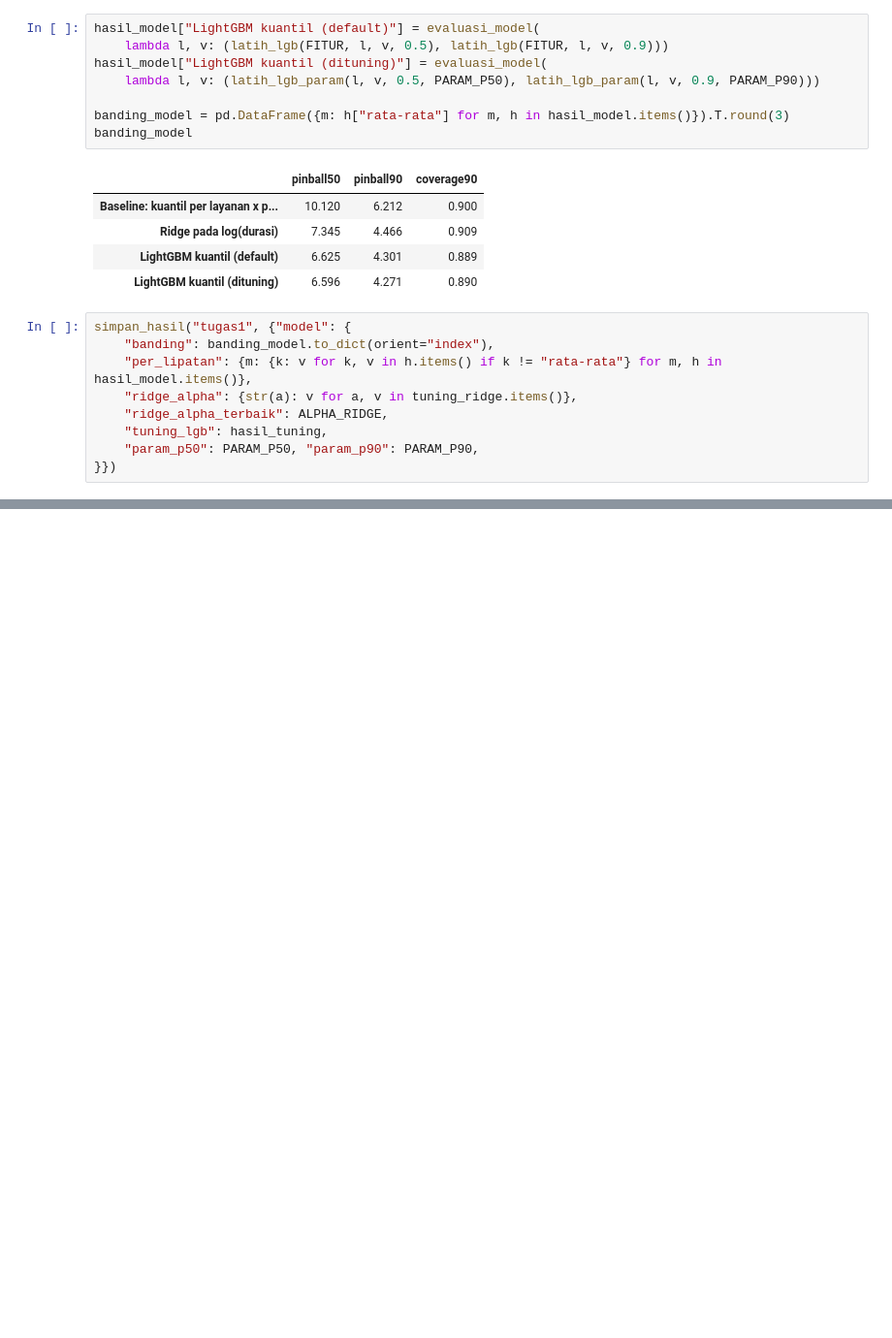
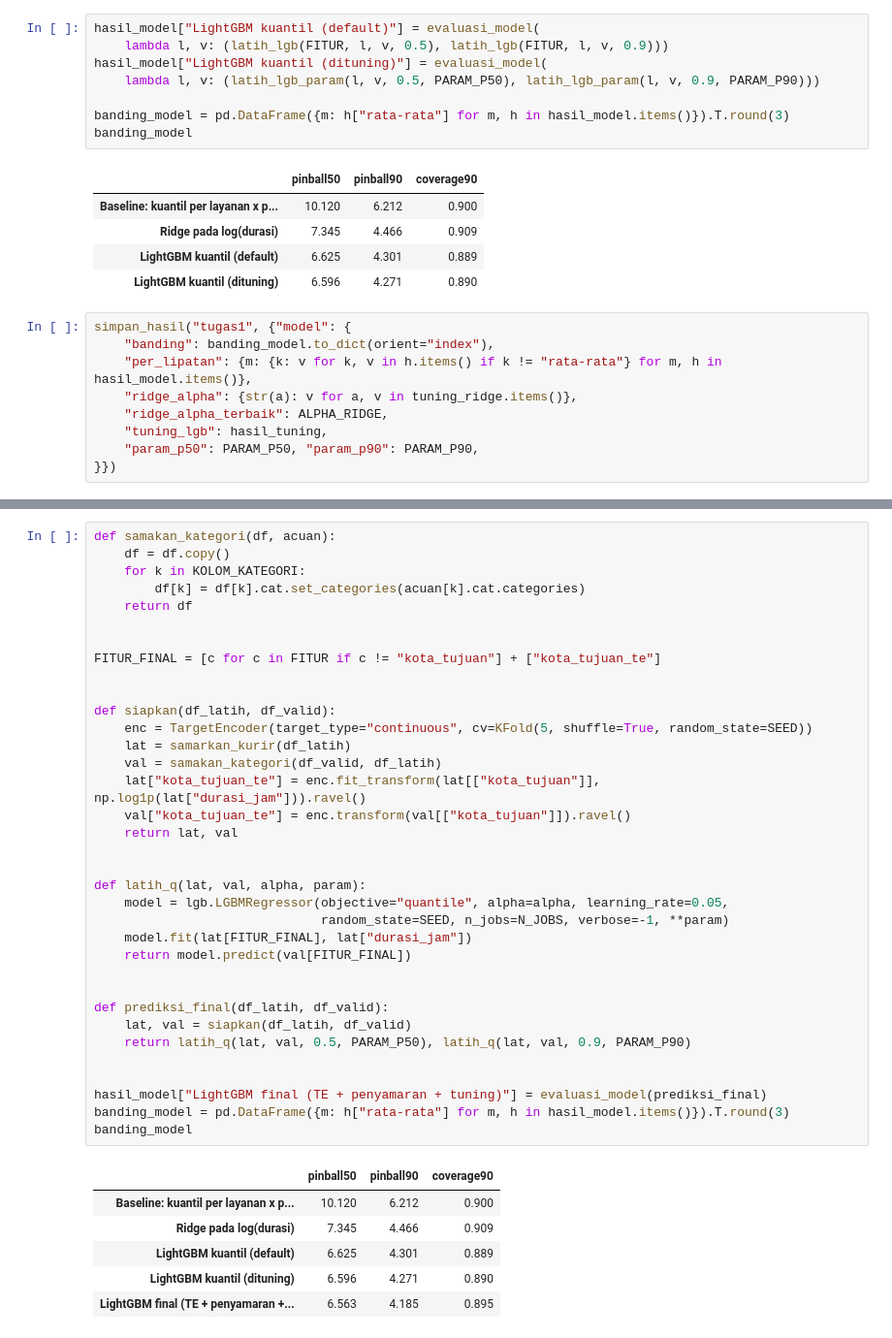
Before and after one commit to sebastianvettel1212/uts-ml, a Jupyter notebook: kode/01_regresi.ipynb, the cells around one changed output, grey strips where cells are left out. Shown at 97% size. Drawn from its saved outputs; the diff is of its cells as text; blank space fills up the shorter version.

```diff
--- a/kode/01_regresi.ipynb
+++ b/kode/01_regresi.ipynb
@@ -527,0 +611,42 @@ simpan_hasil("tugas1", {"model": {
+# %%
+def samakan_kategori(df, acuan):
+    df = df.copy()
+    for k in KOLOM_KATEGORI:
+        df[k] = df[k].cat.set_categories(acuan[k].cat.categories)
+    return df
+
+
+FITUR_FINAL = [c for c in FITUR if c != "kota_tujuan"] + ["kota_tujuan_te"]
+
+
+def siapkan(df_latih, df_valid):
+    enc = TargetEncoder(target_type="continuous", cv=KFold(5, shuffle=True, random_state=SEED))
+    lat = samarkan_kurir(df_latih)
+    val = samakan_kategori(df_valid, df_latih)
+    lat["kota_tujuan_te"] = enc.fit_transform(lat[["kota_tujuan"]], np.log1p(lat["durasi_jam"])).ravel()
+    val["kota_tujuan_te"] = enc.transform(val[["kota_tujuan"]]).ravel()
+    return lat, val
+
+
+def latih_q(lat, val, alpha, param):
+    model = lgb.LGBMRegressor(objective="quantile", alpha=alpha, learning_rate=0.05,
+                              random_state=SEED, n_jobs=N_JOBS, verbose=-1, **param)
+    model.fit(lat[FITUR_FINAL], lat["durasi_jam"])
+    return model.predict(val[FITUR_FINAL])
+
+
+def prediksi_final(df_latih, df_valid):
+    lat, val = siapkan(df_latih, df_valid)
+    return latih_q(lat, val, 0.5, PARAM_P50), latih_q(lat, val, 0.9, PARAM_P90)
+
+
+hasil_model["LightGBM final (TE + penyamaran + tuning)"] = evaluasi_model(prediksi_final)
+banding_model = pd.DataFrame({m: h["rata-rata"] for m, h in hasil_model.items()}).T.round(3)
+banding_model
+# %% [output]
+|  | pinball50 | pinball90 | coverage90 |
+| Baseline: kuantil per layanan x p... | 10.120 | 6.212 | 0.900 |
+| Ridge pada log(durasi) | 7.345 | 4.466 | 0.909 |
+| LightGBM kuantil (default) | 6.625 | 4.301 | 0.889 |
+| LightGBM kuantil (dituning) | 6.596 | 4.271 | 0.890 |
+| LightGBM final (TE + penyamaran +... | 6.563 | 4.185 | 0.895 |
```
Also changed, not shown: parts of 3 cells of this notebook, 1 other file.
